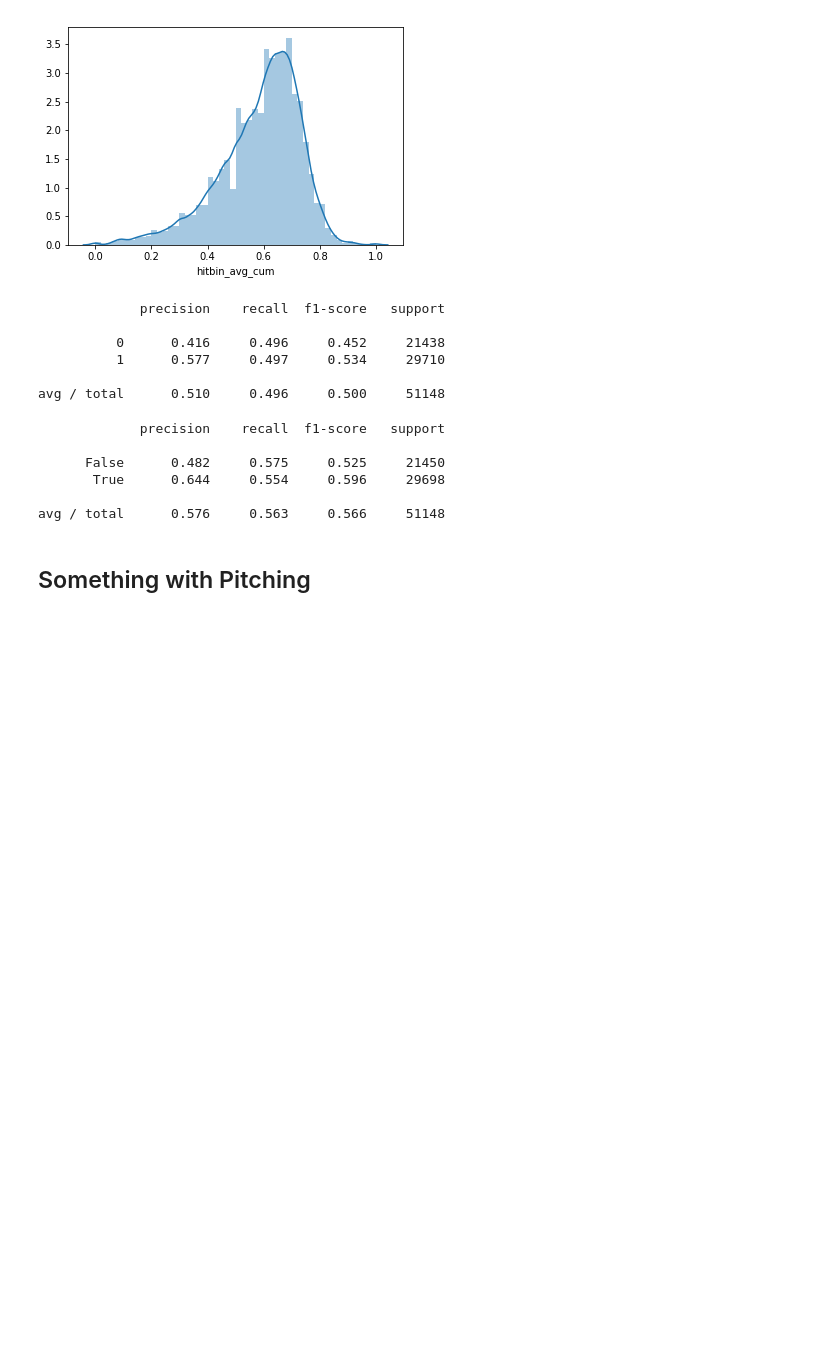
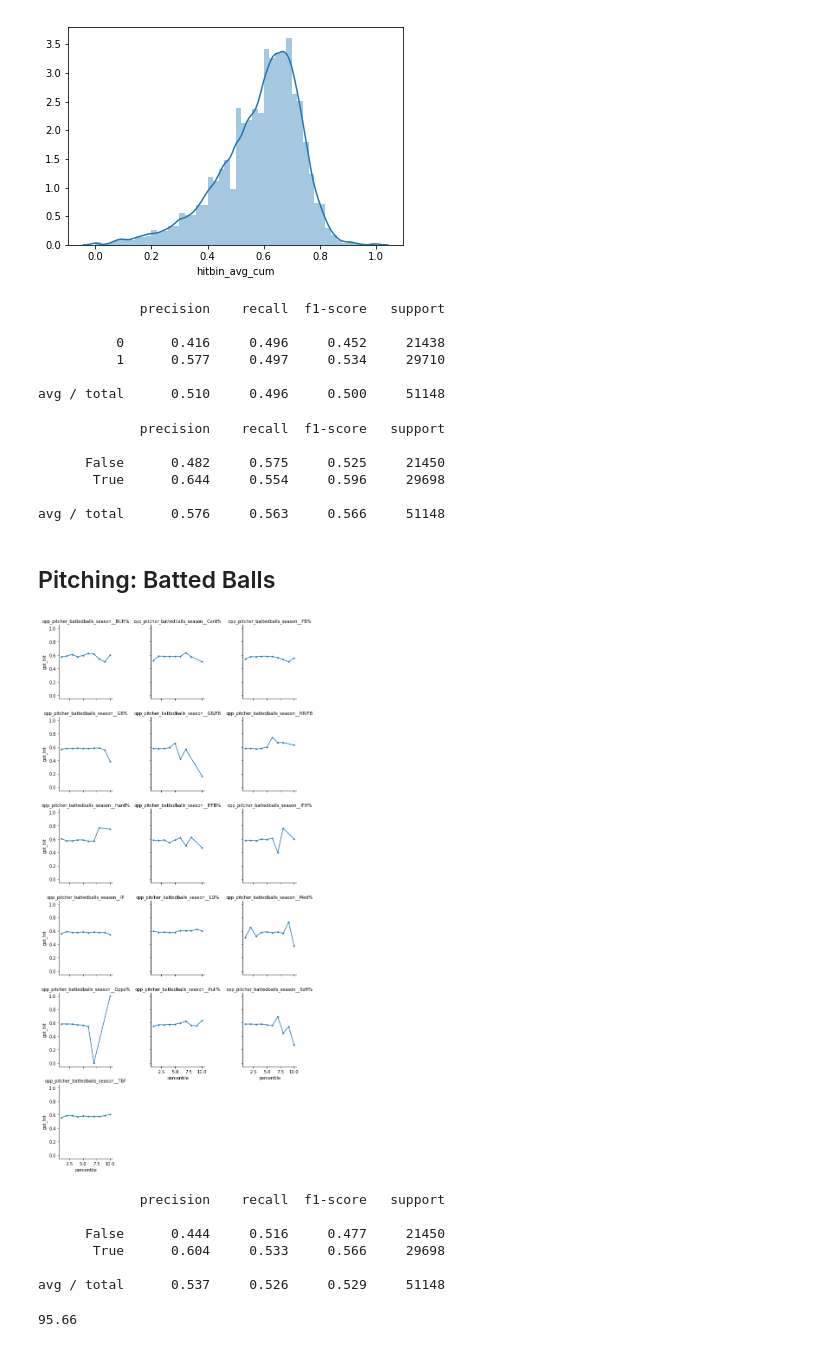
Before and after one commit to spelkey1/bts, a Jupyter notebook: analysis_main.ipynb, the cells around one changed output. Saved outputs shown, nothing was run; the diff lists cells and outputs as text; code cells hidden in the pictures; blank space fills up the shorter version.

```diff
--- a/analysis_main.ipynb
+++ b/analysis_main.ipynb
@@ -112,6 +112,7 @@ def rate_histogram(df, features):
     # plot as facet grid
     g = sns.FacetGrid(df_long, col="feature", col_wrap=3)
     g = g.map(plt.plot, "percentile", "got_hit", marker = ".")
+    g.set_titles("{col_name}")
 
 not_features = ['date','home','matchup','opp_pitcher','opp_pitcher_lefty',
                 'opp_team','own_pitcher','own_pitcher_lefty','team', 'date_m1',
@@ -307,4 +308,23 @@ avg / total      0.576     0.563     0.566     51148
 # %%
 df.to_csv('data/analysis_2_.csv', index = False)
 # %% [markdown]
-## Something with Pitching
+## Pitching: Batted Balls
+# %%
+df = load_analysis_set(2)
+f_set = 'opp_pitcher_battedballs_season'
+temp_df = load_data('pitching/past_3games_batted_balls_master',f_set)
+col_match ={'opp_pitcher_battedballs_season__Name': 'opp_pitcher',
+            'opp_pitcher_battedballs_season__Date': 'date_m1',
+            'opp_pitcher_battedballs_season__Team': 'opp_team_fg'}
+temp_df.rename(columns=col_match,
+               inplace = True)
+df = pd.merge(df, temp_df, how = 'left', on = list(col_match.values()))
+df.drop('opp_pitcher_battedballs_season__Season', axis = 1, inplace = True)
+# %%
+df.fillna(-1, inplace = True)
+#df.dropna(inplace = True)
+# %%
+features = [x for x in df.columns if x.startswith(f_set)]
+rate_histogram(df, features)
+# %% [output]
+[figure, added]
@@ -310,0 +339,14 @@ df.to_csv('data/analysis_2_.csv', index = False)
+# %%
+thresh = np.percentile(dev_probs, 50)
+print(metrics.classification_report(y_pred=(dev_probs >= thresh), y_true=df[m]['got_hit'], digits = 3))
+# %% [output]
+             precision    recall  f1-score   support
+
+      False      0.444     0.516     0.477     21450
+       True      0.604     0.533     0.566     29698
+
+avg / total      0.537     0.526     0.529     51148
+# %%
+target_percent(df)
+# %% [output]
+95.66
```
Also changed, not shown: parts of 4 cells of this notebook.
